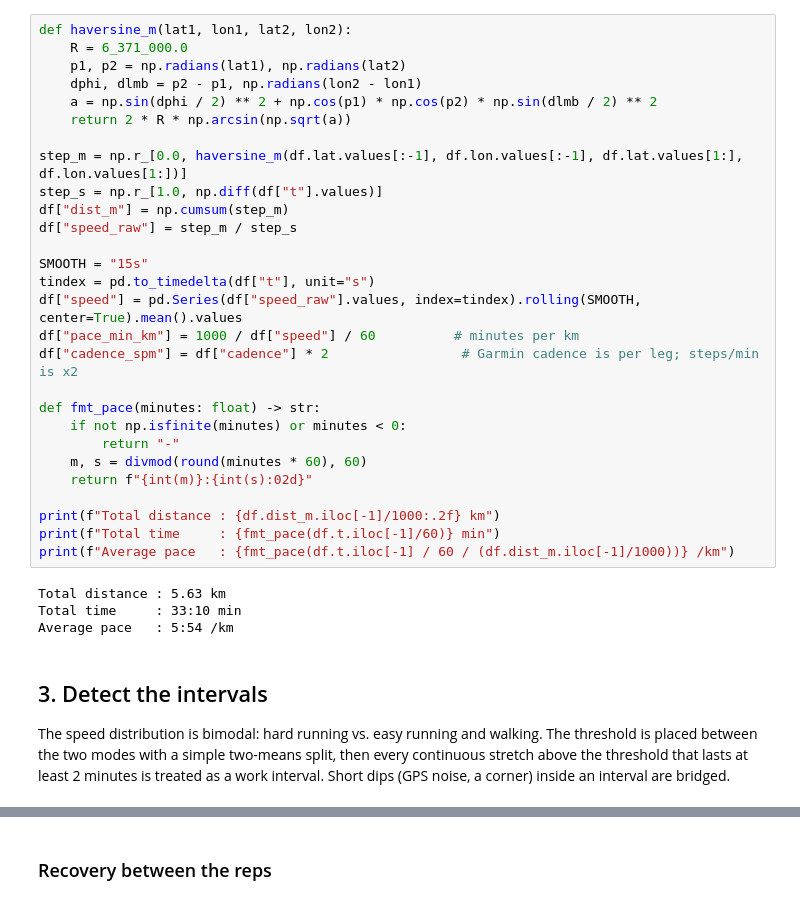
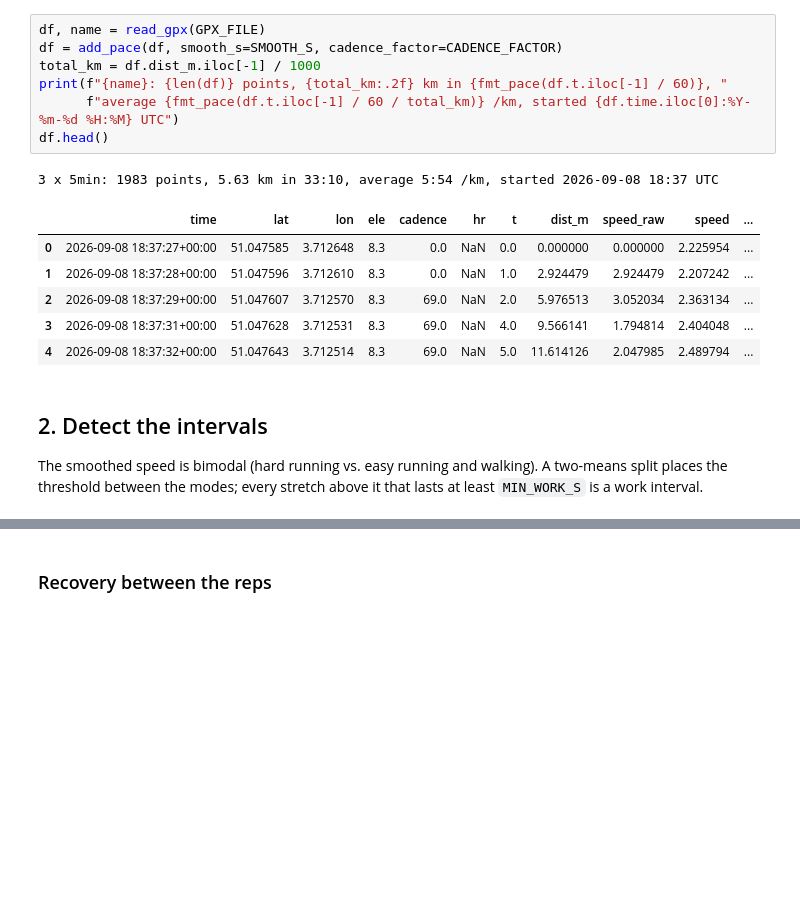
Before and after one commit to MateoVanDamme/interval-analysis, a Jupyter notebook: interval_analysis.ipynb, the cells around one changed output, grey strips where cells are left out. Drawn from its saved outputs; the diff is of its cells as text; blank space fills up the shorter version.

```diff
--- a/interval_analysis.ipynb
+++ b/interval_analysis.ipynb
@@ -73,36 +21,19 @@ Distance between consecutive points comes from the haversine formula. Raw 1 Hz G
-# %%
-def haversine_m(lat1, lon1, lat2, lon2):
-    R = 6_371_000.0
-    p1, p2 = np.radians(lat1), np.radians(lat2)
-    dphi, dlmb = p2 - p1, np.radians(lon2 - lon1)
-    a = np.sin(dphi / 2) ** 2 + np.cos(p1) * np.cos(p2) * np.sin(dlmb / 2) ** 2
-    return 2 * R * np.arcsin(np.sqrt(a))
-
-step_m = np.r_[0.0, haversine_m(df.lat.values[:-1], df.lon.values[:-1], df.lat.values[1:], df.lon.values[1:])]
-step_s = np.r_[1.0, np.diff(df["t"].values)]
-df["dist_m"] = np.cumsum(step_m)
-df["speed_raw"] = step_m / step_s
-
-SMOOTH = "15s"
-tindex = pd.to_timedelta(df["t"], unit="s")
-df["speed"] = pd.Series(df["speed_raw"].values, index=tindex).rolling(SMOOTH, center=True).mean().values
-df["pace_min_km"] = 1000 / df["speed"] / 60          # minutes per km
-df["cadence_spm"] = df["cadence"] * 2                 # Garmin cadence is per leg; steps/min is x2
-
-def fmt_pace(minutes: float) -> str:
-    if not np.isfinite(minutes) or minutes < 0:
-        return "-"
-    m, s = divmod(round(minutes * 60), 60)
-    return f"{int(m)}:{int(s):02d}"
-
-print(f"Total distance : {df.dist_m.iloc[-1]/1000:.2f} km")
-print(f"Total time     : {fmt_pace(df.t.iloc[-1]/60)} min")
-print(f"Average pace   : {fmt_pace(df.t.iloc[-1] / 60 / (df.dist_m.iloc[-1]/1000))} /km")
-# %% [output]
-Total distance : 5.63 km
-Total time     : 33:10 min
-Average pace   : 5:54 /km
+# %%
+df, name = read_gpx(GPX_FILE)
+df = add_pace(df, smooth_s=SMOOTH_S, cadence_factor=CADENCE_FACTOR)
+total_km = df.dist_m.iloc[-1] / 1000
+print(f"{name}: {len(df)} points, {total_km:.2f} km in {fmt_pace(df.t.iloc[-1] / 60)}, "
+      f"average {fmt_pace(df.t.iloc[-1] / 60 / total_km)} /km, started {df.time.iloc[0]:%Y-%m-%d %H:%M} UTC")
+df.head()
+# %% [output]
+3 x 5min: 1983 points, 5.63 km in 33:10, average 5:54 /km, started 2026-09-08 18:37 UTC
+|  | time | lat | lon | ele | cadence | hr | t | dist_m | speed_raw | speed | ... |
+| 0 | 2026-09-08 18:37:27+00:00 | 51.047585 | 3.712648 | 8.3 | 0.0 | NaN | 0.0 | 0.000000 | 0.000000 | 2.225954 | ... |
+| 1 | 2026-09-08 18:37:28+00:00 | 51.047596 | 3.712610 | 8.3 | 0.0 | NaN | 1.0 | 2.924479 | 2.924479 | 2.207242 | ... |
+| 2 | 2026-09-08 18:37:29+00:00 | 51.047607 | 3.712570 | 8.3 | 69.0 | NaN | 2.0 | 5.976513 | 3.052034 | 2.363134 | ... |
+| 3 | 2026-09-08 18:37:31+00:00 | 51.047628 | 3.712531 | 8.3 | 69.0 | NaN | 4.0 | 9.566141 | 1.794814 | 2.404048 | ... |
+| 4 | 2026-09-08 18:37:32+00:00 | 51.047643 | 3.712514 | 8.3 | 69.0 | NaN | 5.0 | 11.614126 | 2.047985 | 2.489794 | ... |
 # %% [markdown]
-## 3. Detect the intervals
+## 2. Detect the intervals
 
-The speed distribution is bimodal: hard running vs. easy running and walking. The threshold is placed between the two modes with a simple two-means split, then every continuous stretch above the threshold that lasts at least 2 minutes is treated as a work interval. Short dips (GPS noise, a corner) inside an interval are bridged.
+The smoothed speed is bimodal (hard running vs. easy running and walking). A two-means split places the threshold between the modes; every stretch above it that lasts at least `MIN_WORK_S` is a work interval.
```
Also changed, not shown: parts of 30 cells of this notebook, 18 other files.
